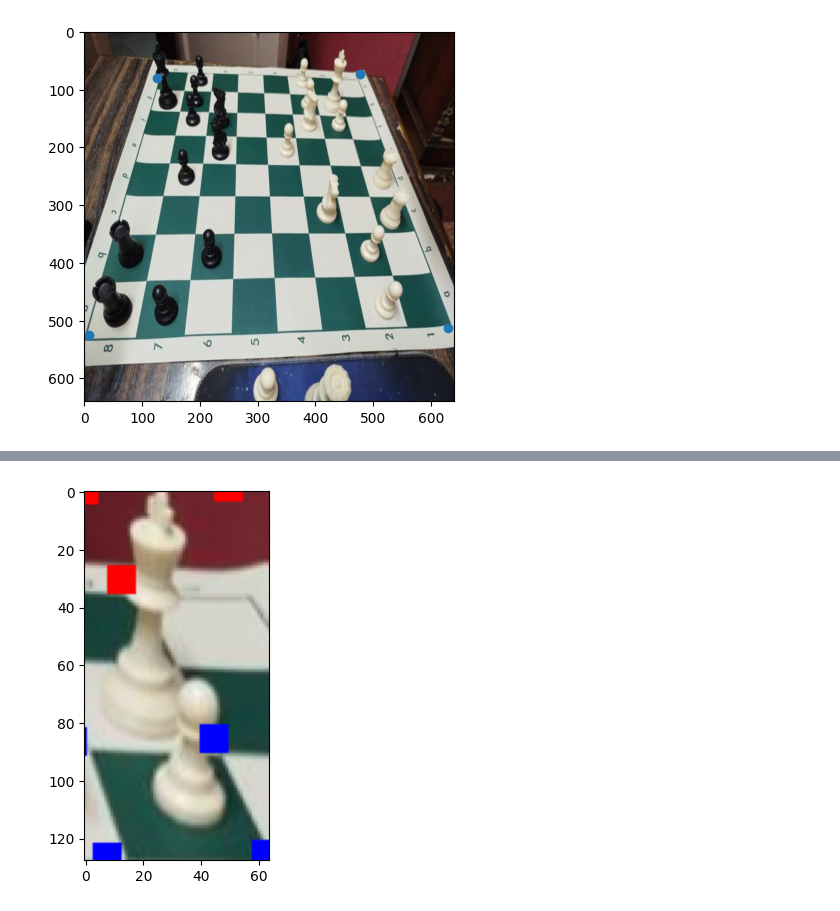
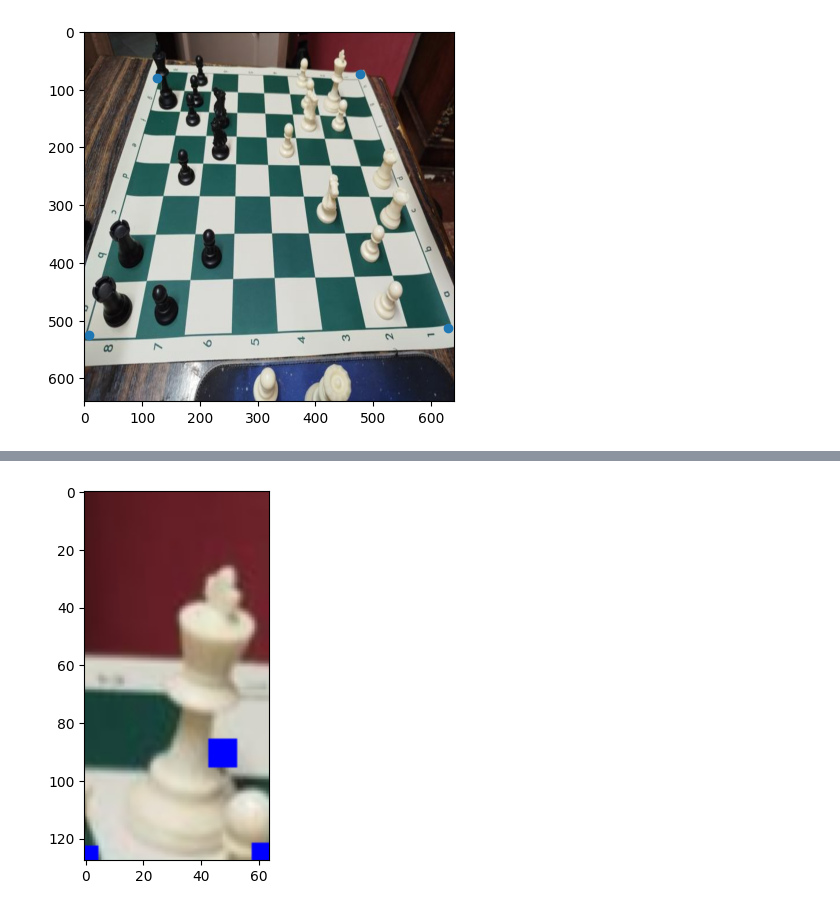
Before and after one commit to MostafaBelo/thesis_chess_lens, a Jupyter notebook: src/PieceDetection/PieceCropper_3D/tmp.ipynb, the cells around one changed output, grey strips where cells are left out. Cells and saved outputs as stored; diff of their text form; code cells hidden in the pictures.

```diff
--- a/src/PieceDetection/PieceCropper_3D/tmp.ipynb
+++ b/src/PieceDetection/PieceCropper_3D/tmp.ipynb
@@ -41,4 +44,4 @@ np.float64(-35.23570511253303)
 # %%
-plt.imshow(res[2,6].permute(1,2,0));
+plt.imshow(res[1,6].permute(1,2,0));
 # %% [output]
-[figure, old version]
+[figure, new version]
```
Also changed, not shown: parts of 2 cells of this notebook, 8 other files.
